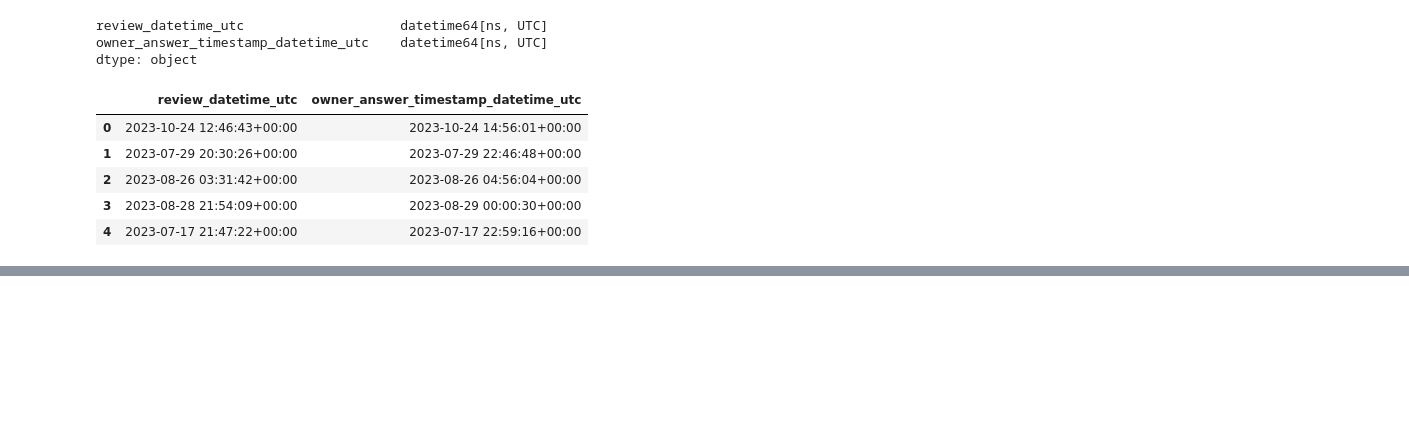
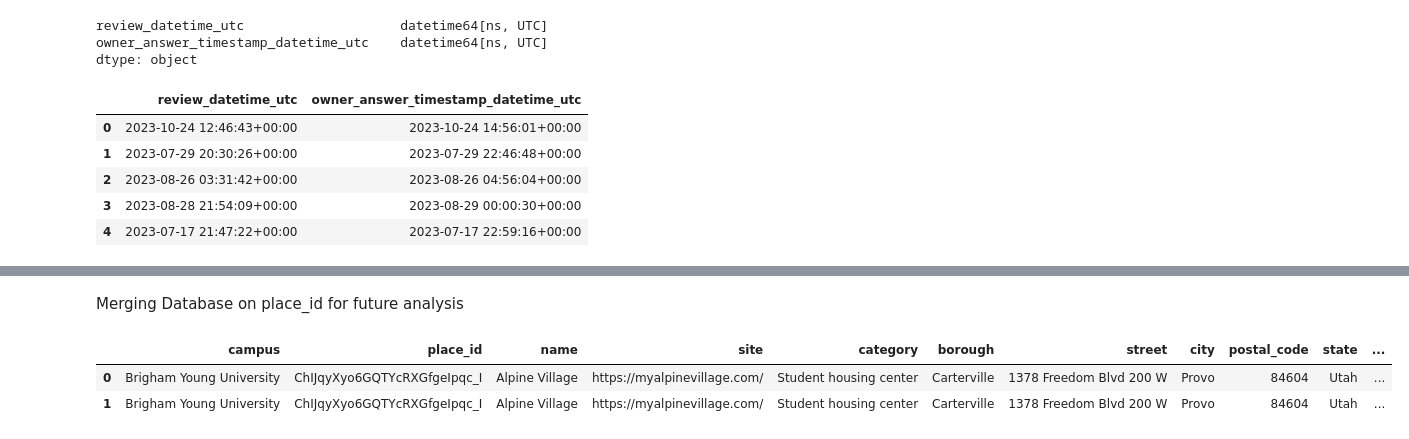
Before and after one commit to DirghShah/ParksPals, a Jupyter notebook: TheTriosFinalProject.ipynb, the cells around one changed output, grey strips where cells are left out. Cells and saved outputs as stored; diff of their text form; code cells hidden in the pictures; blank space fills up the shorter version.

```diff
--- a/TheTriosFinalProject.ipynb
+++ b/TheTriosFinalProject.ipynb
@@ -161,0 +198,14 @@ df_r.to_csv('reviews.csv', index=None)
+# %% [markdown]
+Merging Database on place_id for future analysis
+# %%
+df_br = pd.merge(
+    left=df_b,
+    right=df_r,
+    on='place_id',
+    how='left')
+
+df_br.head(2)
+# %% [output]
+|  | campus | place_id | name | site | category | borough | street | city | postal_code | state | ... |
+| 0 | Brigham Young University | ChIJqyXyo6GQTYcRXGfgeIpqc_I | Alpine Village | https://myalpinevillage.com/ | Student housing center | Carterville | 1378 Freedom Blvd 200 W | Provo | 84604 | Utah | ... |
+| 1 | Brigham Young University | ChIJqyXyo6GQTYcRXGfgeIpqc_I | Alpine Village | https://myalpinevillage.com/ | Student housing center | Carterville | 1378 Freedom Blvd 200 W | Provo | 84604 | Utah | ... |
```
Also changed, not shown: parts of 13 cells of this notebook.
